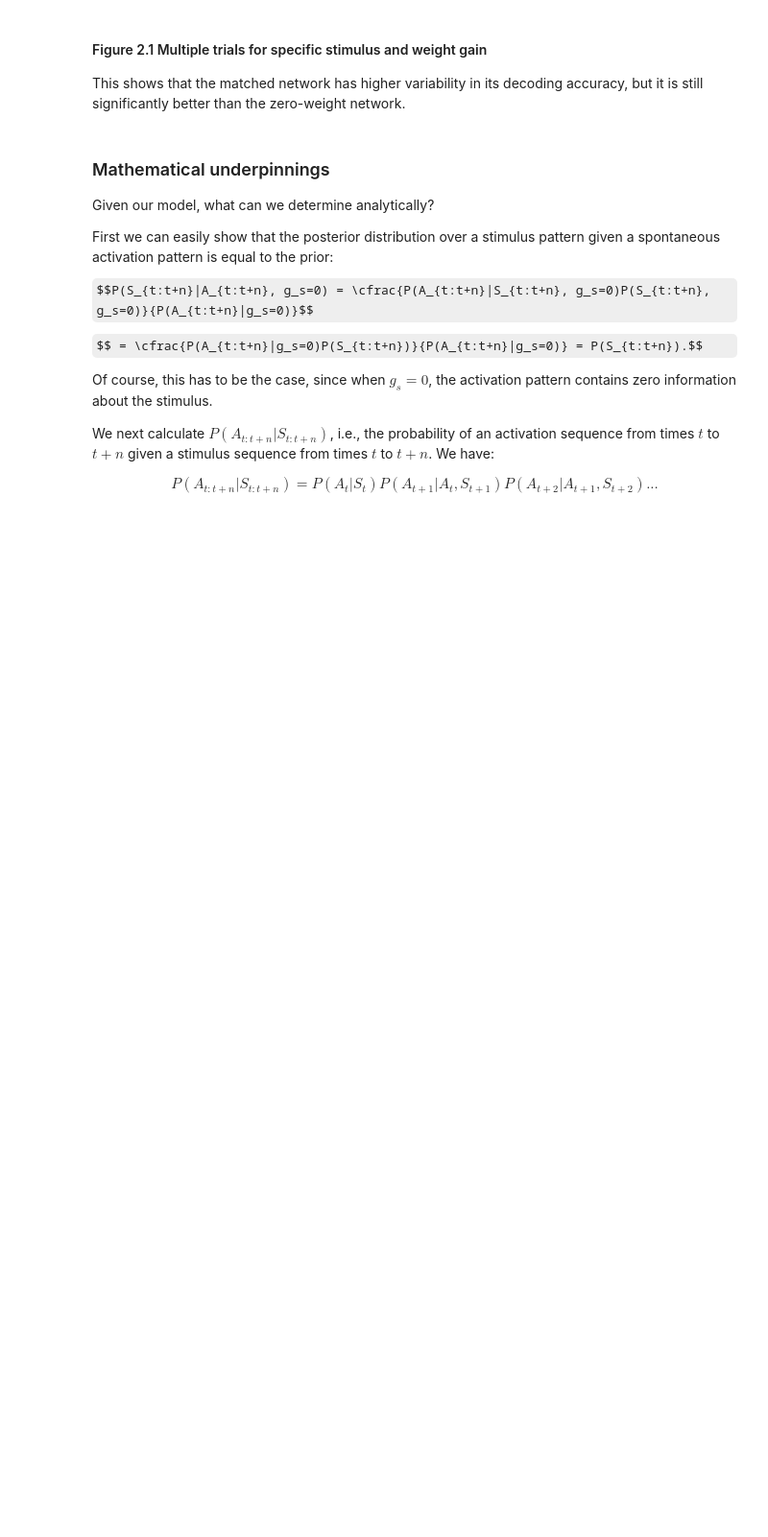
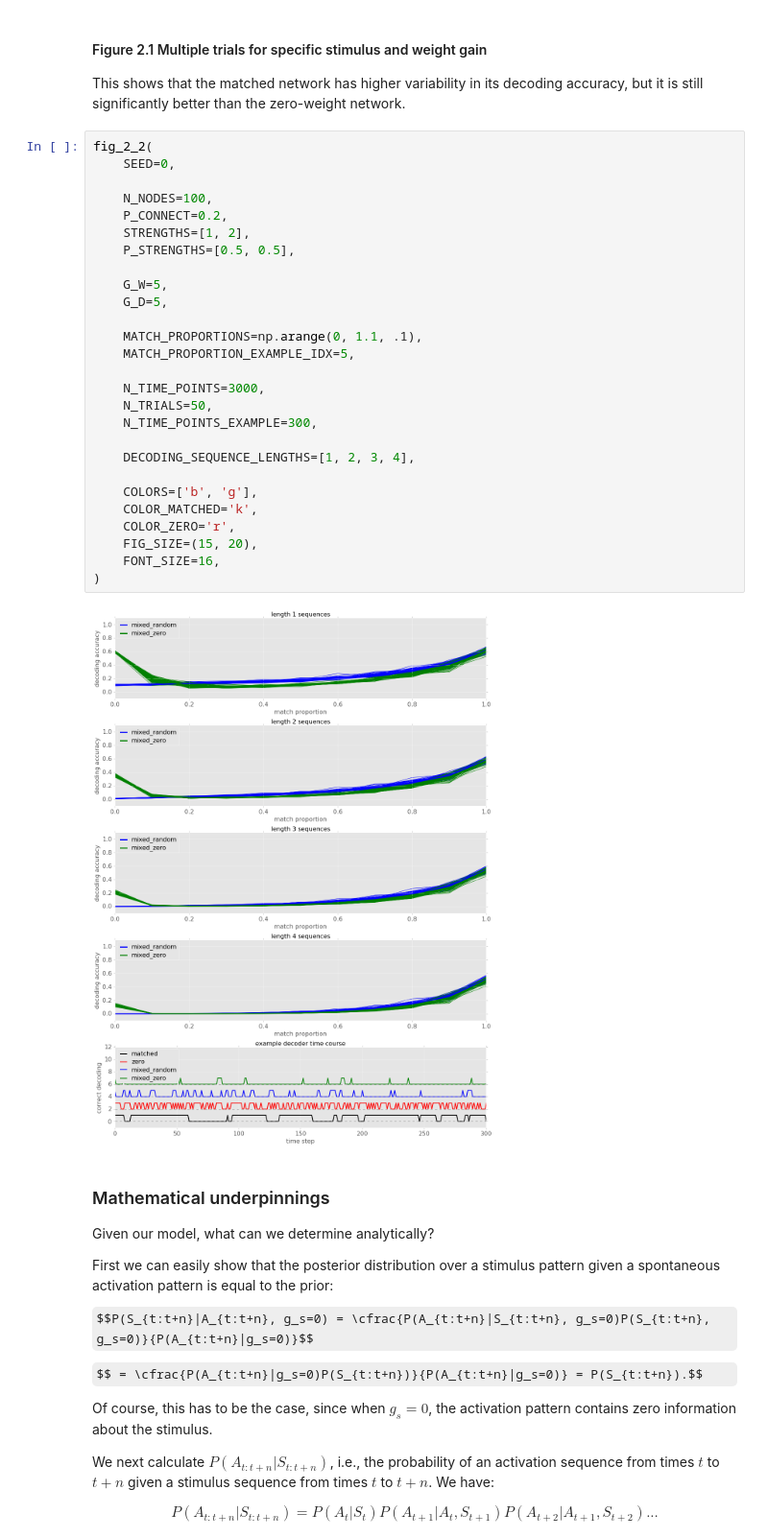
Before and after one commit to rkp8000/nothing_but_reruns, a Jupyter notebook: _3_current_stimulus_decoding.ipynb, the cells around one changed output. Shown at 96% size. Cells and saved outputs as stored; diff of their text form; some formulas as TeX source; blank space fills up the shorter version.

```diff
--- a/_3_current_stimulus_decoding.ipynb
+++ b/_3_current_stimulus_decoding.ipynb
@@ -106,6 +105,35 @@ fig_2_1(**CONFIG)
 # %% [markdown]
 #### Figure 2.1 Multiple trials for specific stimulus and weight gain
 This shows that the matched network has higher variability in its decoding accuracy, but it is still significantly better than the zero-weight network.
+# %%
+fig_2_2(
+    SEED=0,
+
+    N_NODES=100,
+    P_CONNECT=0.2,
+    STRENGTHS=[1, 2],
+    P_STRENGTHS=[0.5, 0.5],
+
+    G_W=5,
+    G_D=5,
+
+    MATCH_PROPORTIONS=np.arange(0, 1.1, .1),
+    MATCH_PROPORTION_EXAMPLE_IDX=5,
+
+    N_TIME_POINTS=3000,
+    N_TRIALS=50,
+    N_TIME_POINTS_EXAMPLE=300,
+
+    DECODING_SEQUENCE_LENGTHS=[1, 2, 3, 4],
+
+    COLORS=['b', 'g'],
+    COLOR_MATCHED='k',
+    COLOR_ZERO='r',
+    FIG_SIZE=(15, 20),
+    FONT_SIZE=16,
+)
+# %% [output]
+[figure, added]
 # %% [markdown]
 ### Mathematical underpinnings
 
```
Also changed, not shown: parts of 5 cells of this notebook.
